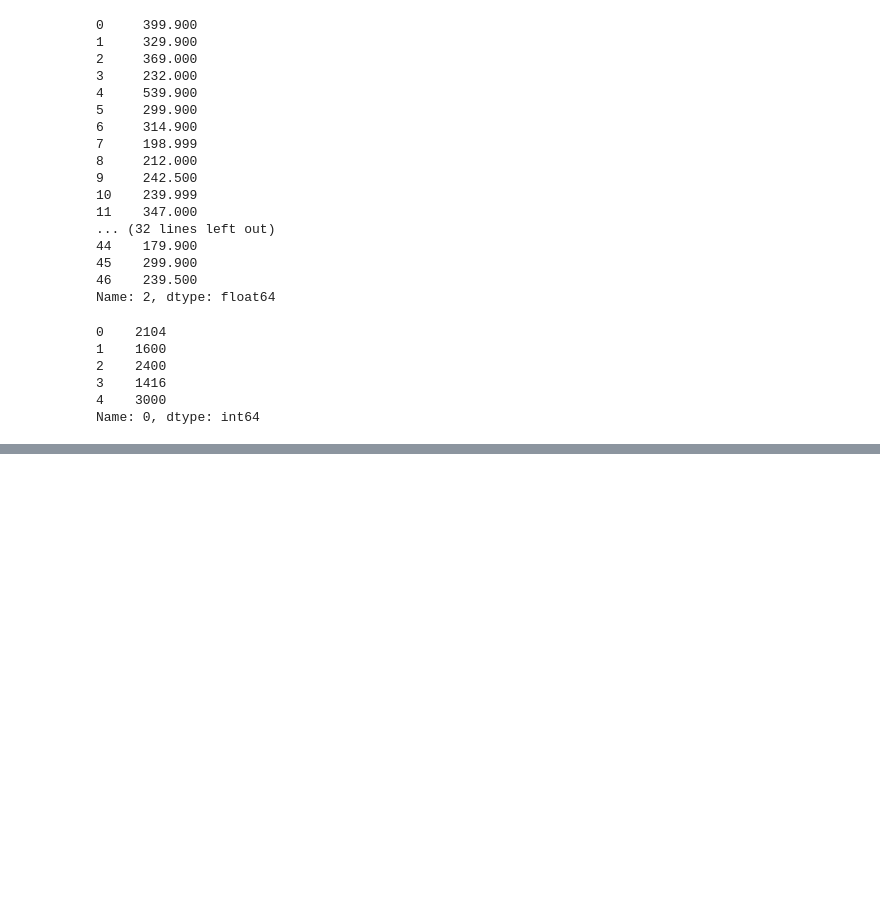
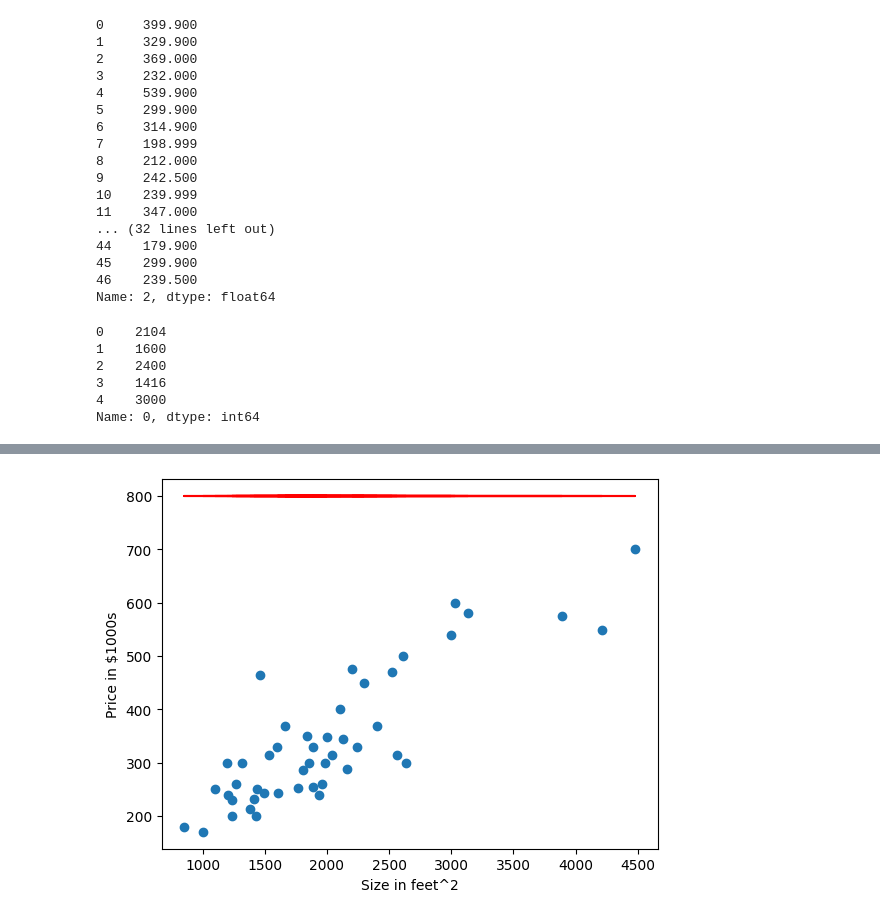
Before and after one commit to Lrogan/CS4375, a Jupyter notebook: 2nd Python In Class Assignment/inClassAssignment.ipynb, the cells around one changed output, grey strips where cells are left out. Drawn from its saved outputs; the diff is of its cells as text; code cells hidden in the pictures; blank space fills up the shorter version.

```diff
--- a/2nd Python In Class Assignment/inClassAssignment.ipynb
+++ b/2nd Python In Class Assignment/inClassAssignment.ipynb
@@ -99,0 +110,9 @@ Name: 0, dtype: int64
+# %%
+plt.scatter(X, y)
+plt.xlabel('Size in feet^2')
+plt.ylabel('Price in $1000s')
+myline = 0*X + 800
+plt.plot(X, myline, '-r')
+plt.show()
+# %% [output]
+[figure, added]
```
Also changed, not shown: parts of 7 cells of this notebook.
